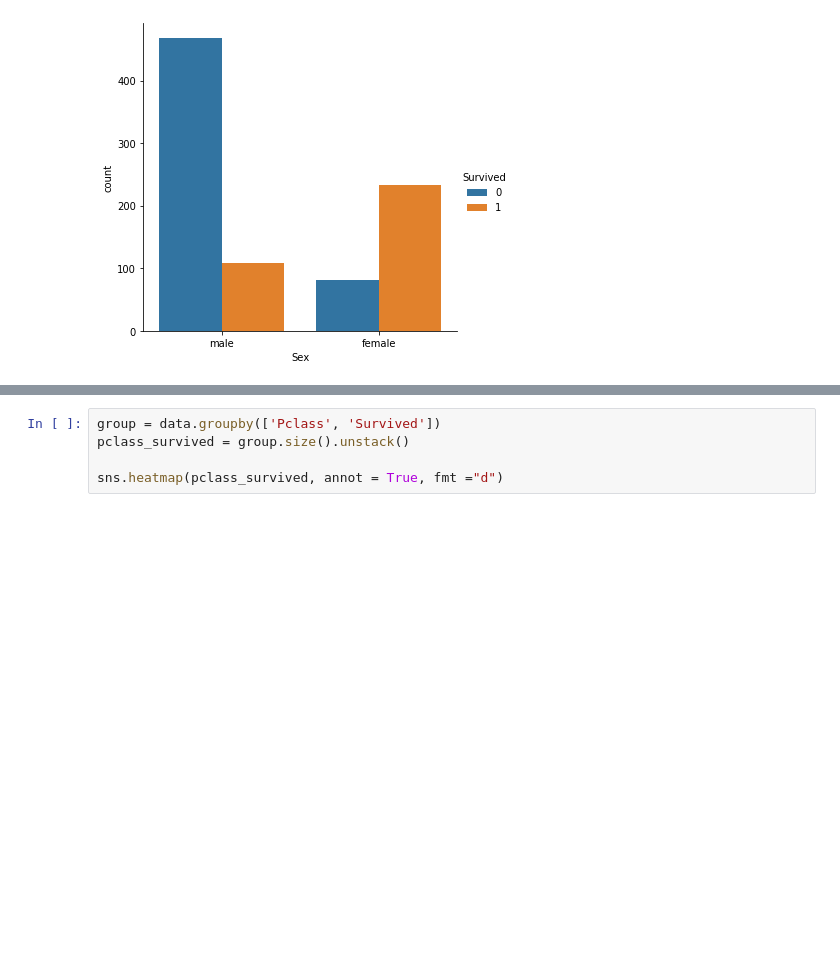
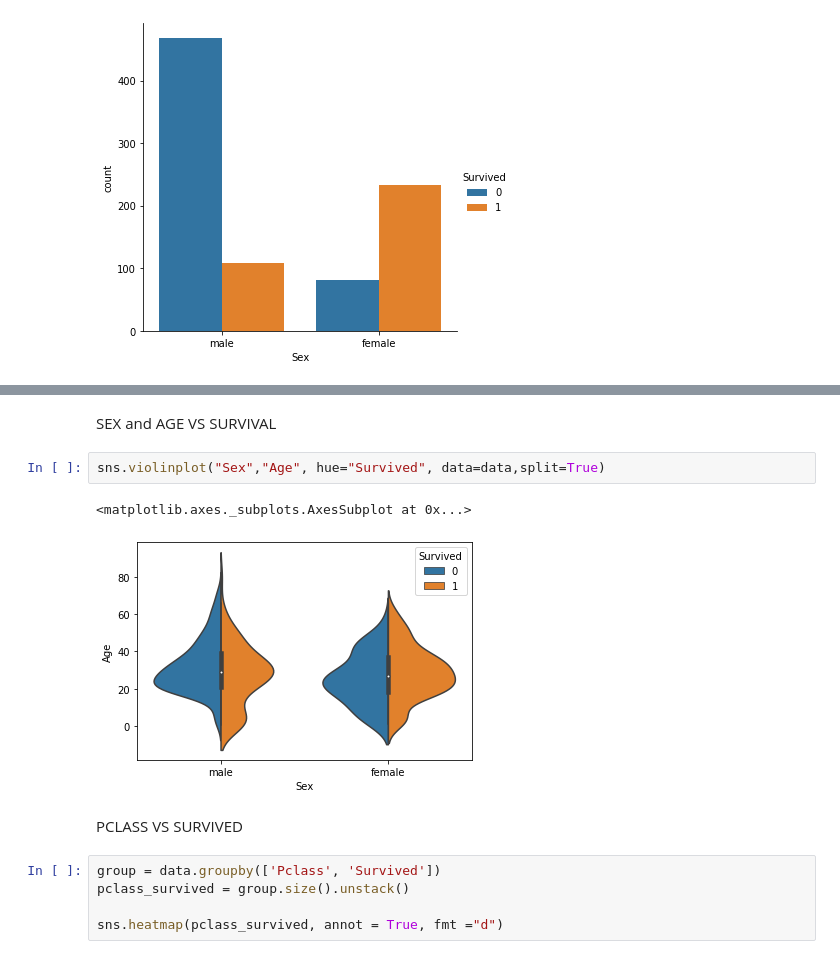
Before and after one commit to siddharthc30/Titanic_Survival_predictor, a Jupyter notebook: titanic_prediction.ipynb, the cells around one changed output, grey strips where cells are left out. Saved outputs shown, nothing was run; the diff lists cells and outputs as text; blank space fills up the shorter version.

```diff
--- a/titanic_prediction.ipynb
+++ b/titanic_prediction.ipynb
@@ -82,3 +93,12 @@ Name: Survived, dtype: int64
+# %% [markdown]
+SEX and AGE VS SURVIVAL
+# %%
+sns.violinplot("Sex","Age", hue="Survived", data=data,split=True)
+# %% [output]
+<matplotlib.axes._subplots.AxesSubplot at 0x...>
+[figure, added]
+# %% [markdown]
+PCLASS VS SURVIVED
 # %%
 group = data.groupby(['Pclass', 'Survived'])
 pclass_survived = group.size().unstack()
```
Also changed, not shown: parts of 29 cells of this notebook.
